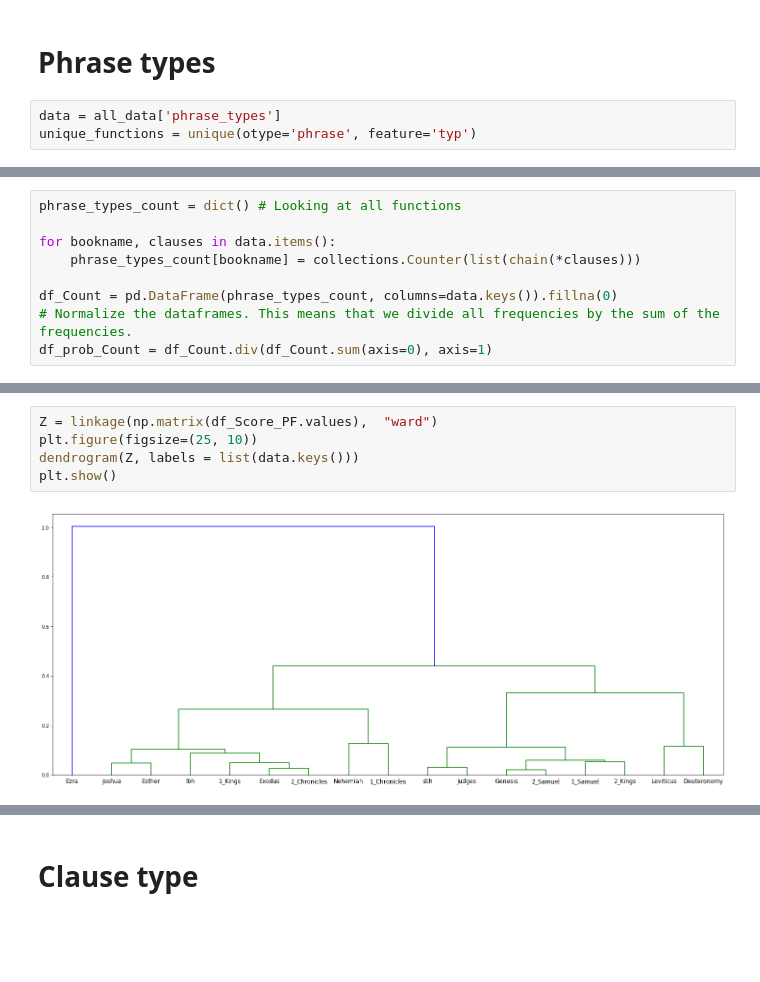
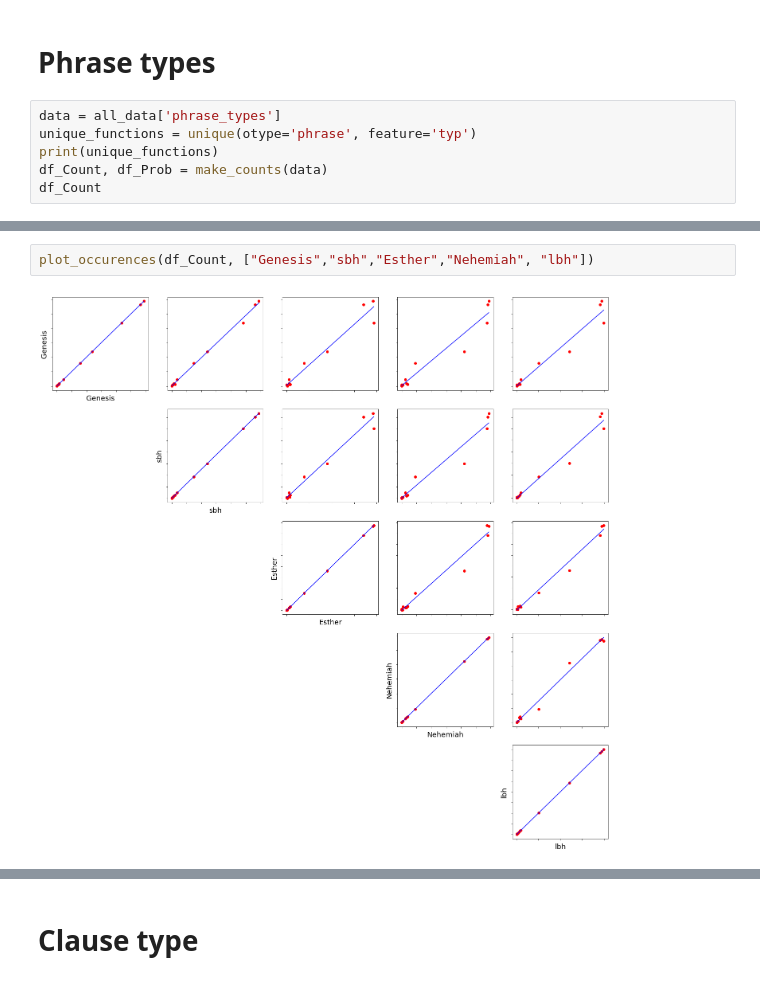
Before and after one commit to ETCBC/Probabilistic_Language_Change, a Jupyter notebook: Counting analysis.ipynb, the cells around one changed output, grey strips where cells are left out. Saved outputs shown, nothing was run; the diff lists cells and outputs as text; blank space fills up the shorter version.

```diff
--- a/Counting analysis.ipynb
+++ b/Counting analysis.ipynb
@@ -135,3 +200,6 @@ plt.show()
 # %%
 data = all_data['phrase_types']
 unique_functions = unique(otype='phrase', feature='typ')
+print(unique_functions)
+df_Count, df_Prob = make_counts(data)
+df_Count
@@ -155,9 +221,0 @@ unique_functions
-# %%
-phrase_types_count = dict() # Looking at all functions
-
-for bookname, clauses in data.items():
-    phrase_types_count[bookname] = collections.Counter(list(chain(*clauses)))
-
-df_Count = pd.DataFrame(phrase_types_count, columns=data.keys()).fillna(0)
-# Normalize the dataframes. This means that we divide all frequencies by the sum of the frequencies.
-df_prob_Count = df_Count.div(df_Count.sum(axis=0), axis=1)
@@ -226,7 +222,4 @@ df_Score_PF
-# %%
-Z = linkage(np.matrix(df_Score_PF.values),  "ward")
-plt.figure(figsize=(25, 10))
-dendrogram(Z, labels = list(data.keys()))
-plt.show()
-# %% [output]
-[figure, removed]
+# %%
+plot_occurences(df_Count, ["Genesis","sbh","Esther","Nehemiah", "lbh"])
+# %% [output]
+[figure, added]
```
Also changed, not shown: parts of 49 cells of this notebook, 1 other file.
